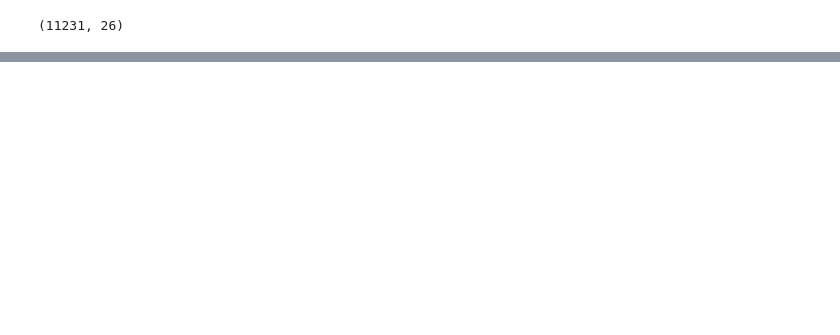
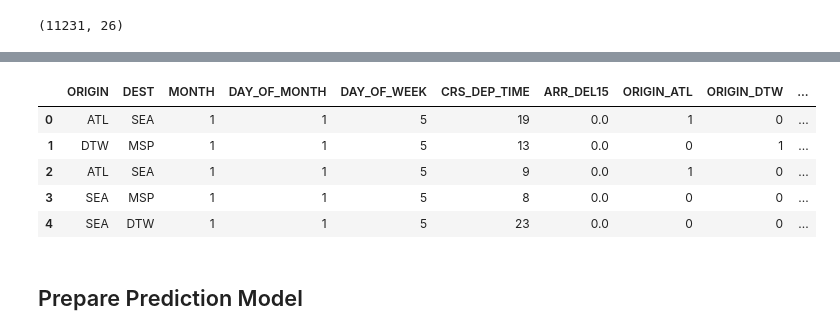
Before and after one commit to AnthonyOluitan/delaypredictionsystem, a Jupyter notebook: On-TimeFlightArrivals.ipynb, the cells around one changed output, grey strips where cells are left out. Saved outputs shown, nothing was run; the diff lists cells and outputs as text; code cells hidden in the pictures; blank space fills up the shorter version.

```diff
--- a/On-TimeFlightArrivals.ipynb
+++ b/On-TimeFlightArrivals.ipynb
@@ -140,3 +60,0 @@ df.head()
-# %%
-df = pd.get_dummies(df, columns=['ORIGIN', 'DEST'])
-df.head()
@@ -145,0 +155,3 @@ train_x, test_x, train_y, test_y = train_test_split(df.drop('ARR_DEL15', axis=1)
+# %%
+# df[df.isnull().values.any(axis=1)].head()
+dfcols = df_trans[['ORIGIN','DEST']]
@@ -145,0 +174,3 @@ train_x, test_x, train_y, test_y = train_test_split(df.drop('ARR_DEL15', axis=1)
+# %%
+df_trans = df_trans.fillna({'ARR_DEL15': 1})
+df_trans.iloc[177:180] # confirm the Nans in these rows {177-184} were replaced
@@ -145,0 +195,6 @@ train_x, test_x, train_y, test_y = train_test_split(df.drop('ARR_DEL15', axis=1)
+# %%
+import math
+
+for index, row in df.iterrows():
+    df_trans.loc[index, 'CRS_DEP_TIME'] = math.floor(row['CRS_DEP_TIME'] / 100)
+df_trans.head()
@@ -145,0 +223,13 @@ train_x, test_x, train_y, test_y = train_test_split(df.drop('ARR_DEL15', axis=1)
+# %%
+dummies = pd.get_dummies(df_trans, columns=["ORIGIN", "DEST"])
+df_ml = pd.concat([dfcols, dummies], axis=1)
+df_ml.head()
+# %% [output]
+|  | ORIGIN | DEST | MONTH | DAY_OF_MONTH | DAY_OF_WEEK | CRS_DEP_TIME | ARR_DEL15 | ORIGIN_ATL | ORIGIN_DTW | ... |
+| 0 | ATL | SEA | 1 | 1 | 5 | 19 | 0.0 | 1 | 0 | ... |
+| 1 | DTW | MSP | 1 | 1 | 5 | 13 | 0.0 | 0 | 1 | ... |
+| 2 | ATL | SEA | 1 | 1 | 5 | 9 | 0.0 | 1 | 0 | ... |
+| 3 | SEA | MSP | 1 | 1 | 5 | 8 | 0.0 | 0 | 0 | ... |
+| 4 | SEA | DTW | 1 | 1 | 5 | 23 | 0.0 | 0 | 0 | ... |
+# %% [markdown]
+## Prepare Prediction Model
```
Also changed, not shown: parts of 52 cells of this notebook.
